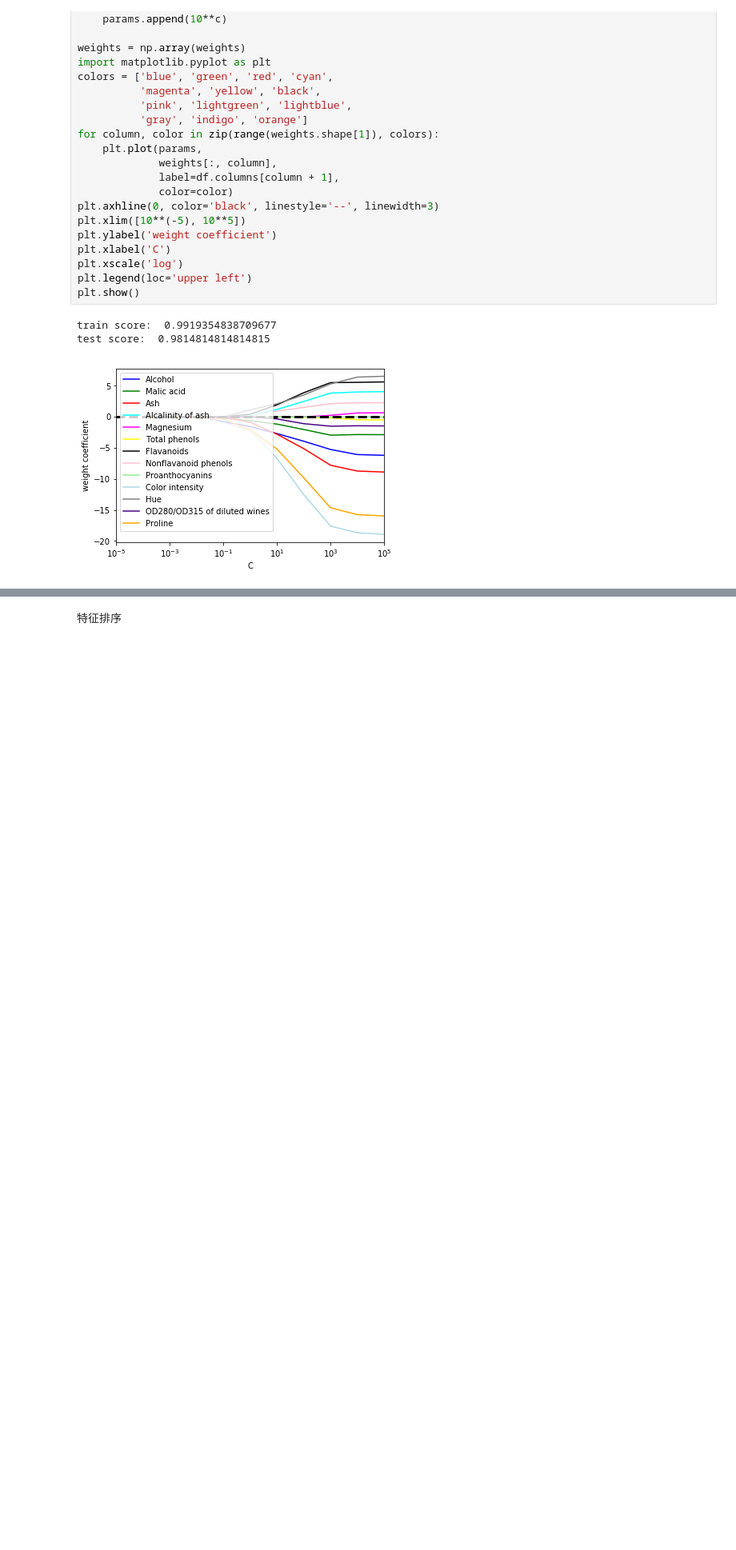
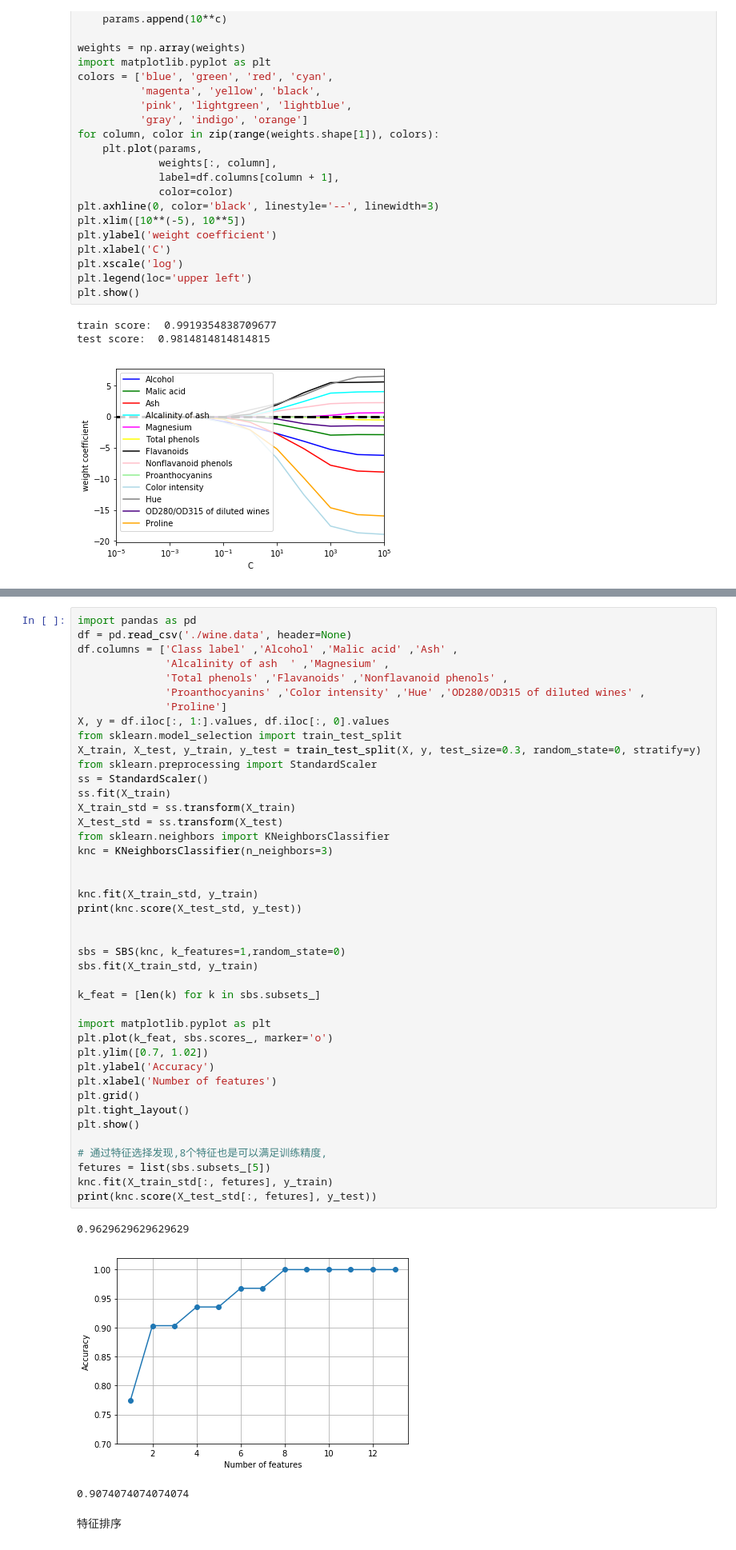
Before and after one commit to haormj/ml, a Jupyter notebook: 05.Preprocess/preprocess.ipynb, the cells around one changed output, grey strips where cells are left out. Shown at 80% size. Drawn from its saved outputs; the diff is of its cells as text; blank space fills up the shorter version.

```diff
--- a/05.Preprocess/preprocess.ipynb
+++ b/05.Preprocess/preprocess.ipynb
@@ -335,2 +390,48 @@ test score:  0.9814814814814815
+# %%
+import pandas as pd
+df = pd.read_csv('./wine.data', header=None)
+df.columns = ['Class label' ,'Alcohol' ,'Malic acid' ,'Ash' ,
+              'Alcalinity of ash  ' ,'Magnesium' ,
+              'Total phenols' ,'Flavanoids' ,'Nonflavanoid phenols' ,
+              'Proanthocyanins' ,'Color intensity' ,'Hue' ,'OD280/OD315 of diluted wines' ,
+              'Proline']
+X, y = df.iloc[:, 1:].values, df.iloc[:, 0].values
+from sklearn.model_selection import train_test_split
+X_train, X_test, y_train, y_test = train_test_split(X, y, test_size=0.3, random_state=0, stratify=y)
+from sklearn.preprocessing import StandardScaler
+ss = StandardScaler()
+ss.fit(X_train)
+X_train_std = ss.transform(X_train)
+X_test_std = ss.transform(X_test)
+from sklearn.neighbors import KNeighborsClassifier
+knc = KNeighborsClassifier(n_neighbors=3)
+
+
+knc.fit(X_train_std, y_train)
+print(knc.score(X_test_std, y_test))
+
+
+sbs = SBS(knc, k_features=1,random_state=0)
+sbs.fit(X_train_std, y_train)
+
+k_feat = [len(k) for k in sbs.subsets_]
+
+import matplotlib.pyplot as plt
+plt.plot(k_feat, sbs.scores_, marker='o')
+plt.ylim([0.7, 1.02])
+plt.ylabel('Accuracy')
+plt.xlabel('Number of features')
+plt.grid()
+plt.tight_layout()
+plt.show()
+
+# 通过特征选择发现,8个特征也是可以满足训练精度,
+fetures = list(sbs.subsets_[5])
+knc.fit(X_train_std[:, fetures], y_train)
+print(knc.score(X_test_std[:, fetures], y_test))
+# %% [output]
+0.9629629629629629
+[figure, added]
+0.9074074074074074
 # %% [markdown]
 特征排序
```
Also changed, not shown: parts of 3 cells of this notebook, 1 other file.
